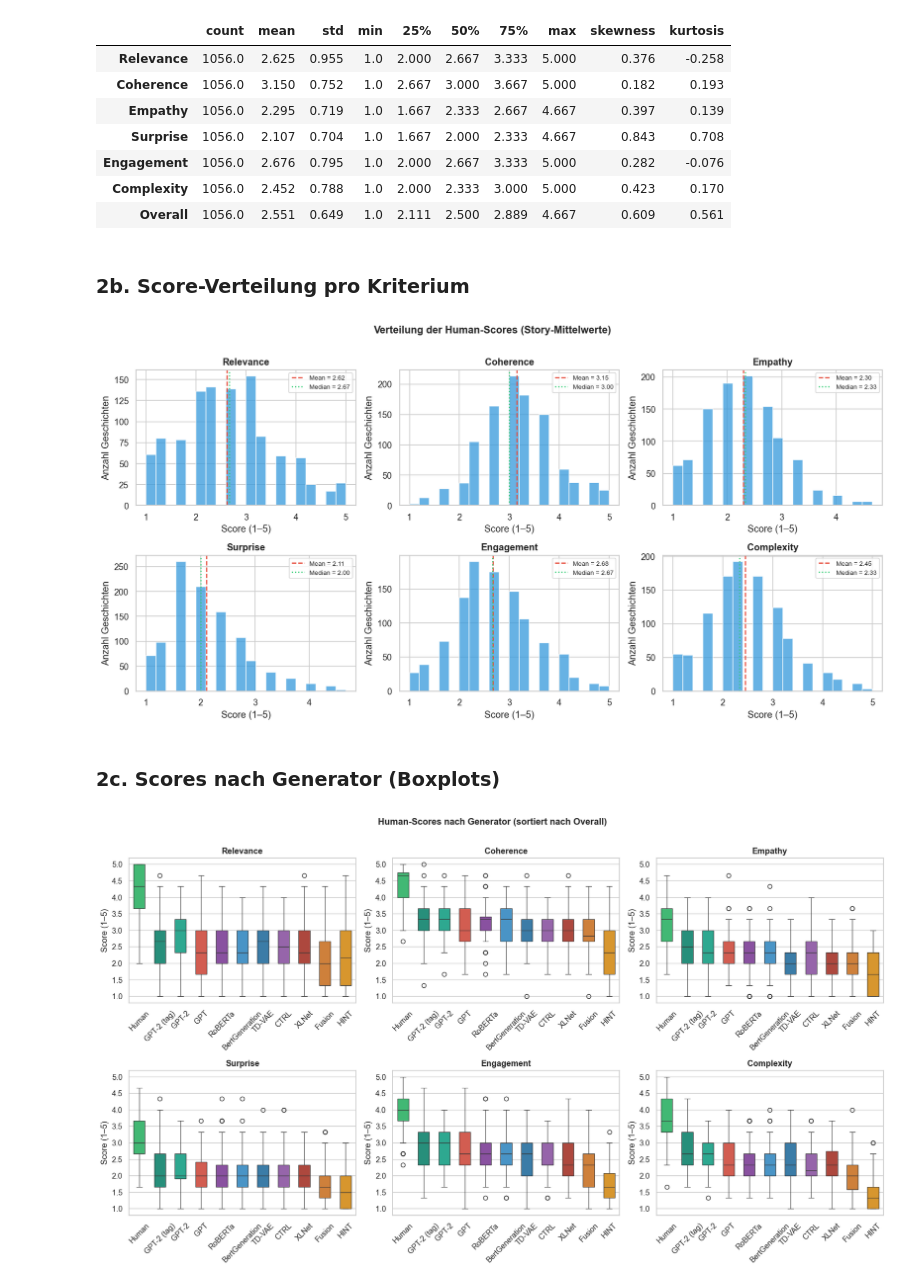
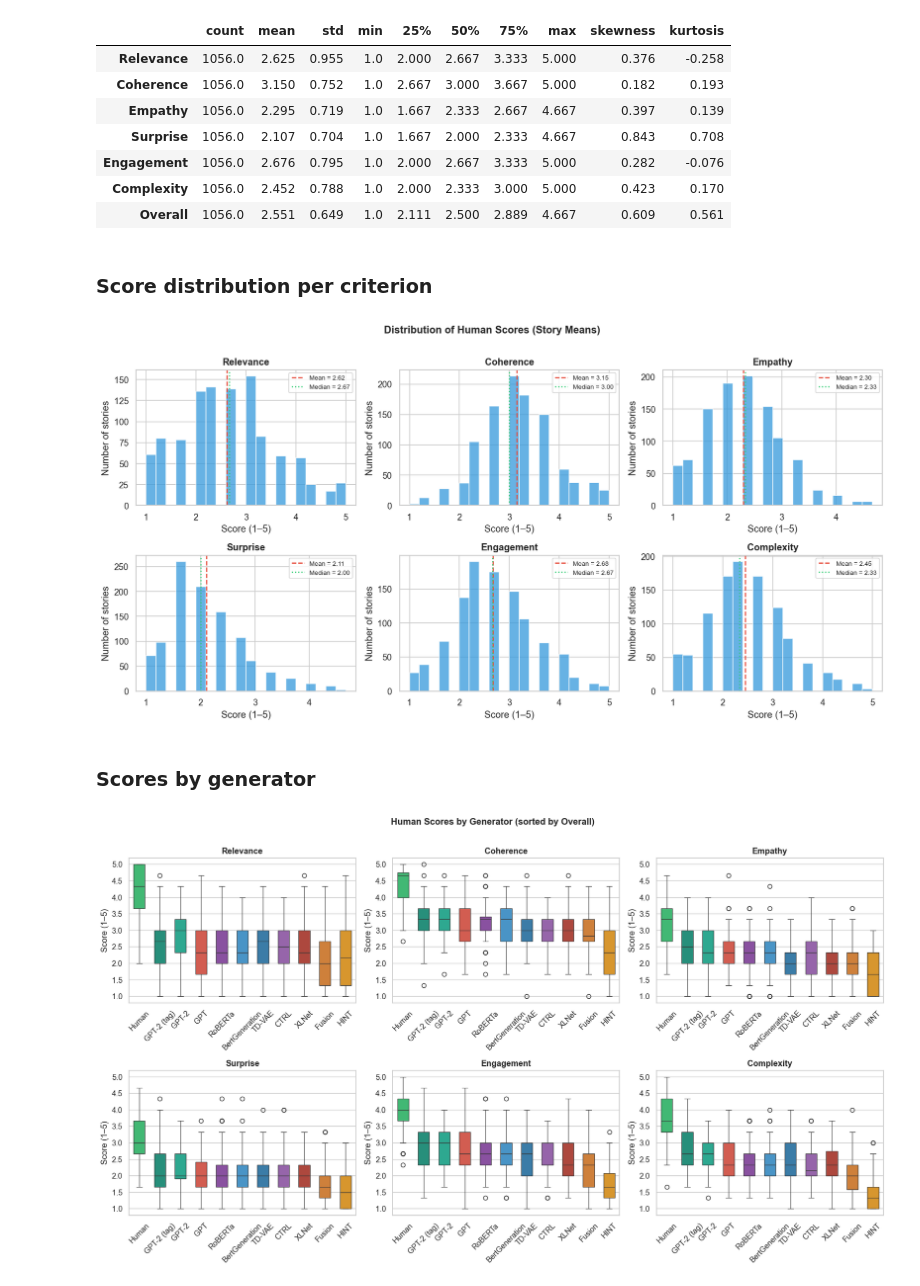
Before and after one commit to thwinner/llm-linguistic-diversity, a Jupyter notebook: data_description/descriptive_analysis_hanna.ipynb, the cells around one changed output. Cells and saved outputs as stored; diff of their text form; code cells hidden in the pictures.

```diff
--- a/data_description/descriptive_analysis_hanna.ipynb
+++ b/data_description/descriptive_analysis_hanna.ipynb
@@ -56,11 +43,9 @@ print('✓ Setup abgeschlossen.')
 # %%
-# ── Pfad anpassen ────────────────────────────────────────────────────────────
-HANNA_PATH = 'data/hanna_stories_annotations.csv'
-# ─────────────────────────────────────────────────────────────────────────────
+HANNA_PATH = '../data/hanna_stories_annotations.csv'
 
-ann = pd.read_csv(HANNA_PATH)
-print(f'Shape: {ann.shape}')
-print(f'Spalten: {list(ann.columns)}')
-ann.head(3)
+hanna = pd.read_csv(HANNA_PATH)
+print(f'Shape: {hanna.shape}')
+print(f'Columns: {list(hanna.columns)}')
+hanna.head(3)
 # %% [output]
 Shape: (3168, 15)
@@ -97,15 +82,10 @@ Generatoren (11): ['BertGeneration', 'CTRL', 'Fusion', 'GPT', 'GPT-2', 'GPT-2 (t
 Prompts: 96
 Unique Story-IDs: 1056
 # %%
-# Story-Level aggregieren (Mittelwert über Rater)
-stories = (
-    ann
-    .groupby(['Story ID', 'Model', 'Prompt'])[HUMAN_CRITERIA]
-    .mean()
-    .reset_index()
-)
+# Aggregate to story level (mean over raters)
+stories = (hanna.groupby(['Story ID', 'Model', 'Prompt'])[HUMAN_CRITERIA].mean().reset_index())
 stories['Overall'] = stories[HUMAN_CRITERIA].mean(axis=1)
 
-print(f'Stories (aggregiert): {len(stories)}')
+print(f'Stories (aggregated): {len(stories)}')
 stories.head(3)
 # %% [output]
@@ -133,8 +112,8 @@ desc.round(3)
 | Engagement | 1056.0 | 2.676 | 0.795 | 1.0 | 2.000 | 2.667 | 3.333 | 5.000 | 0.282 | -0.076 |
 | Complexity | 1056.0 | 2.452 | 0.788 | 1.0 | 2.000 | 2.333 | 3.000 | 5.000 | 0.423 | 0.170 |
 | Overall | 1056.0 | 2.551 | 0.649 | 1.0 | 2.111 | 2.500 | 2.889 | 4.667 | 0.609 | 0.561 |
-# %% [markdown]
-### 2b. Score-Verteilung pro Kriterium
+# %% [markdown]
+### Score distribution per criterion
 # %%
 fig, axes = plt.subplots(2, 3, figsize=(14, 7), sharey=False)
 axes = axes.flatten()
@@ -148,47 +127,47 @@ for i, crit in enumerate(HUMAN_CRITERIA):
                label=f'Median = {stories[crit].median():.2f}')
     ax.set_title(crit, fontweight='bold')
     ax.set_xlabel('Score (1–5)')
-    ax.set_ylabel('Anzahl Geschichten')
+    ax.set_ylabel('Number of stories')
     ax.legend(fontsize=8)
 
-plt.suptitle('Verteilung der Human-Scores (Story-Mittelwerte)', fontsize=13, fontweight='bold', y=1.01)
+plt.suptitle('Distribution of Human Scores (Story Means)', fontsize=13, fontweight='bold', y=1.01)
 plt.tight_layout()
-plt.savefig('plot_score_distributions.png', bbox_inches='tight')
+plt.savefig('../figures/data_description/hanna_plot_score_distributions.png', bbox_inches='tight')
 plt.show()
 # %% [output]
-[figure, old version]
+[figure, new version]
-# %% [markdown]
-### 2c. Scores nach Generator (Boxplots)
+# %% [markdown]
+### Scores by generator
 # %%
-# Reihenfolge nach Overall-Score
+# Order by overall score
 gen_order = (
     stories.groupby('Model')['Overall']
     .mean()
     .sort_values(ascending=False)
     .index.tolist()
 )
 
 fig, axes = plt.subplots(2, 3, figsize=(16, 9))
 axes = axes.flatten()
 
 for i, crit in enumerate(HUMAN_CRITERIA):
     ax = axes[i]
     palette = [GENERATOR_COLORS.get(g, '#7f8c8d') for g in gen_order]
 
     sns.boxplot(
         data=stories, x='Model', y=crit,
         order=gen_order, palette=palette,
         width=0.55, linewidth=0.8, ax=ax
     )
     ax.set_title(crit, fontweight='bold')
     ax.set_xlabel('')
     ax.set_ylabel('Score (1–5)')
     ax.set_ylim(0.8, 5.2)
     ax.tick_params(axis='x', rotation=45)
 
-plt.suptitle('Human-Scores nach Generator (sortiert nach Overall)', fontsize=13, fontweight='bold', y=1.01)
+plt.suptitle('Human Scores by Generator (sorted by Overall)', fontsize=13, fontweight='bold', y=1.01)
 plt.tight_layout()
-plt.savefig('plot_scores_by_generator.png', bbox_inches='tight')
+plt.savefig('../figures/data_description/hanna_plot_scores_by_generator.png', bbox_inches='tight')
 plt.show()
 # %% [output]
-[figure, old version]
+[figure, new version]
```
Also changed, not shown: parts of 28 cells of this notebook, 7 other files.
